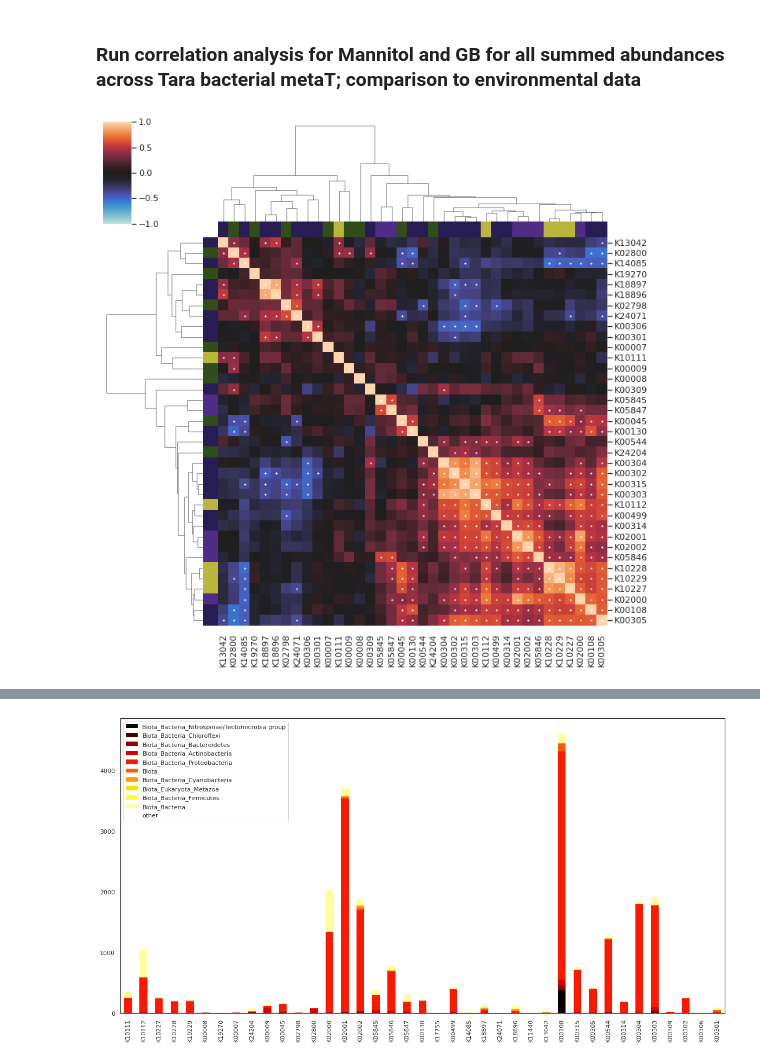
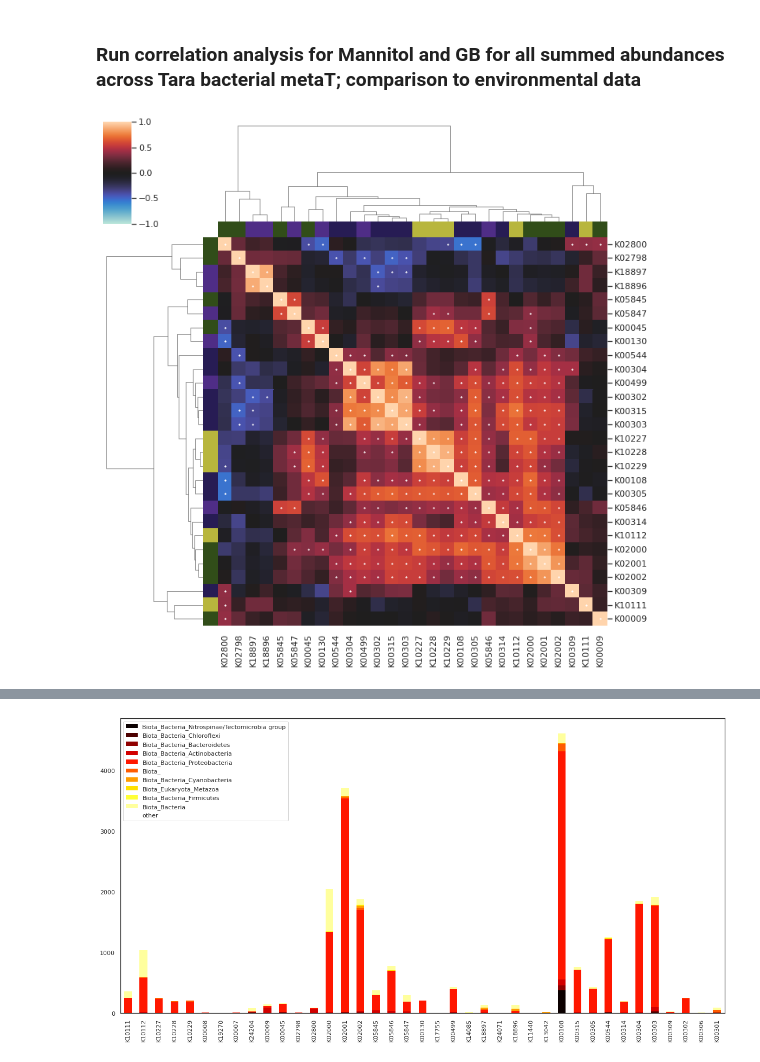
Before and after one commit to AlexanderLabWHOI/2021-marine-osmolytes, a Jupyter notebook: genome-searching/notebooks/Tara-data-final-figures.ipynb, the cells around one changed output, grey strips where cells are left out. Cells and saved outputs as stored; diff of their text form; code cells hidden in the pictures.

```diff
--- a/genome-searching/notebooks/Tara-data-final-figures.ipynb
+++ b/genome-searching/notebooks/Tara-data-final-figures.ipynb
@@ -368,11 +369,12 @@ MGB_bact_rho, MGB_bact_pval, MGB_bact_bonfe= calc_rho_pval(MGB_combo)
 # MGB_combo_corr = MGB_combo.corr('spearman')
 # MGB_combo_corr = MGB_combo_corr.dropna(axis=1, how='all').dropna(axis=0, how='all')
 row_colors = MGB_bact_rho.index.map(all_cdict)
+pass_val  = MGB_combo.columns[MGB_combo.mean()>10e-7]
 # %%
-cluster_map_bonfe(MGB_bact_rho, MGB_bact_bonfe, cutoff=0.001, figname='figures/tara/Tbact_cluster_bonfe.pdf',
+cluster_map_bonfe(MGB_bact_rho.loc[pass_val, pass_val], MGB_bact_bonfe.loc[pass_val, pass_val], cutoff=0.001, figname='figures/tara/Tbact_cluster_bonfe.pdf',
                   col_colors=row_colors, row_colors=row_colors)
 # %% [output]
-[figure, old version]
+[figure, new version]
 # %%
 MGB_env_params = env_params.merge(MGB_combo, left_index=True, right_index=True, how='inner')
 cols = ['Temperature (°C)', 'Salinity (PSU)',
```
Also changed, not shown: parts of 12 cells of this notebook, 1 other file.
